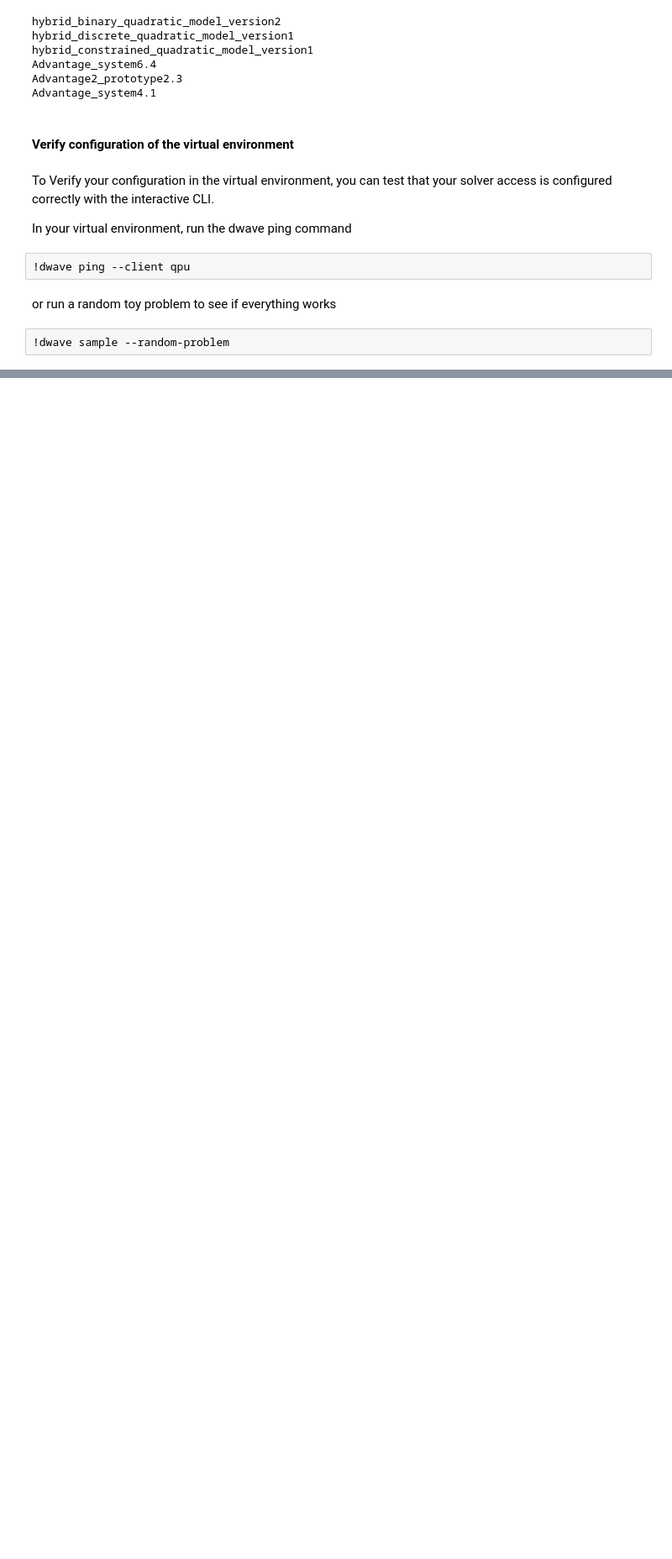
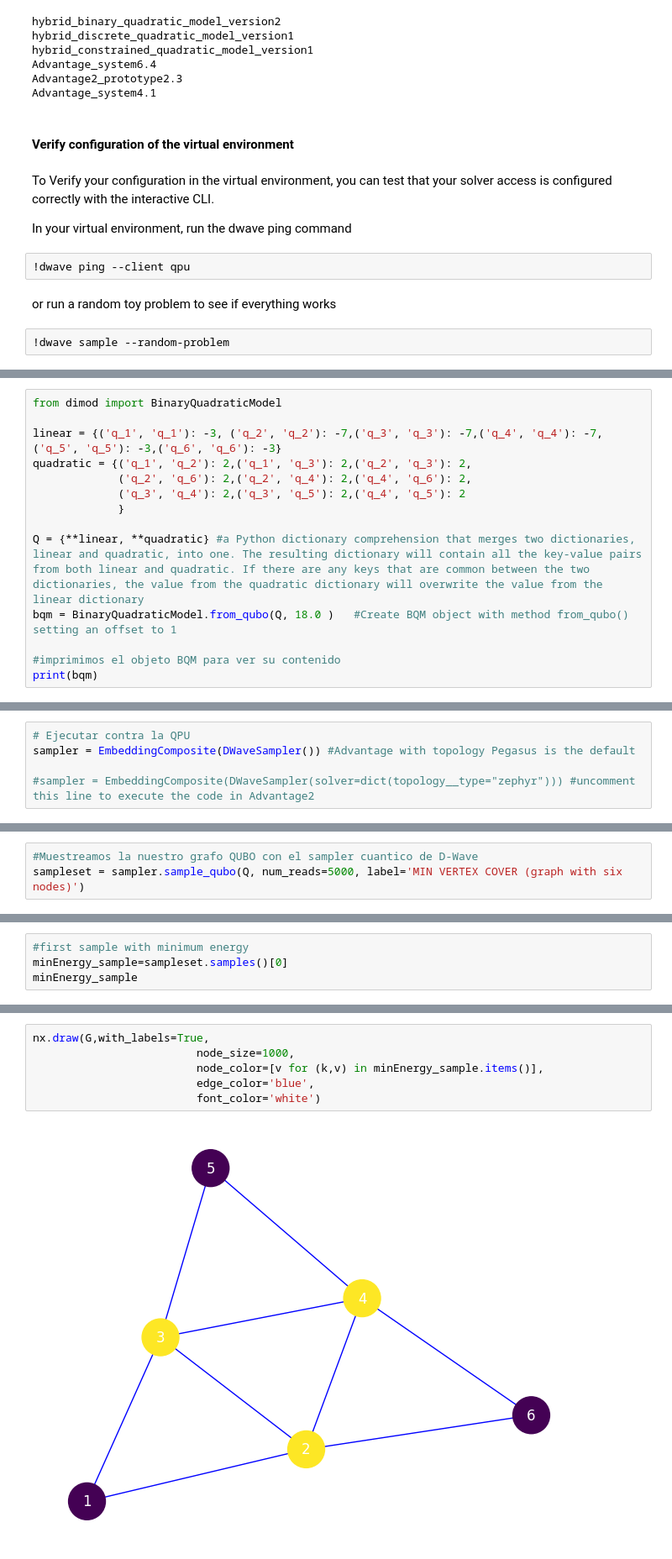
Before and after one commit to qexpteacher/intro_dwave, a Jupyter notebook: 1_intro_ocean.ipynb, the cells around one changed output, grey strips where cells are left out. Shown: that part at 84% size. Cells and saved outputs as stored; diff of their text form; blank space fills up the shorter version.

Commit message:
vertex cover complete

```diff
--- a/1_intro_ocean.ipynb
+++ b/1_intro_ocean.ipynb
@@ -128,0 +186,14 @@ or run a random toy problem to see if everything works
+# %%
+from dimod import BinaryQuadraticModel
+
+linear = {('q_1', 'q_1'): -3, ('q_2', 'q_2'): -7,('q_3', 'q_3'): -7,('q_4', 'q_4'): -7,('q_5', 'q_5'): -3,('q_6', 'q_6'): -3}
+quadratic = {('q_1', 'q_2'): 2,('q_1', 'q_3'): 2,('q_2', 'q_3'): 2,
+             ('q_2', 'q_6'): 2,('q_2', 'q_4'): 2,('q_4', 'q_6'): 2,
+             ('q_3', 'q_4'): 2,('q_3', 'q_5'): 2,('q_4', 'q_5'): 2
+             }
+
+Q = {**linear, **quadratic} #a Python dictionary comprehension that merges two dictionaries, linear and quadratic, into one. The resulting dictionary will contain all the key-value pairs from both linear and quadratic. If there are any keys that are common between the two dictionaries, the value from the quadratic dictionary will overwrite the value from the linear dictionary
+bqm = BinaryQuadraticModel.from_qubo(Q, 18.0 )   #Create BQM object with method from_qubo() setting an offset to 1
+
+#imprimimos el objeto BQM para ver su contenido
+print(bqm)
@@ -128,0 +208,5 @@ or run a random toy problem to see if everything works
+# %%
+# Ejecutar contra la QPU
+sampler = EmbeddingComposite(DWaveSampler()) #Advantage with topology Pegasus is the default
+
+#sampler = EmbeddingComposite(DWaveSampler(solver=dict(topology__type="zephyr"))) #uncomment this line to execute the code in Advantage2
@@ -128,0 +217,3 @@ or run a random toy problem to see if everything works
+# %%
+#Muestreamos la nuestro grafo QUBO con el sampler cuantico de D-Wave
+sampleset = sampler.sample_qubo(Q, num_reads=5000, label='MIN VERTEX COVER (graph with six nodes)')
@@ -128,0 +248,4 @@ or run a random toy problem to see if everything works
+# %%
+#first sample with minimum energy
+minEnergy_sample=sampleset.samples()[0]
+minEnergy_sample
@@ -128,0 +254,8 @@ or run a random toy problem to see if everything works
+# %%
+nx.draw(G,with_labels=True,
+                         node_size=1000,
+                         node_color=[v for (k,v) in minEnergy_sample.items()],
+                         edge_color='blue',
+                         font_color='white')
+# %% [output]
+[figure, added]
```
Also changed, not shown: parts of 18 cells of this notebook.
